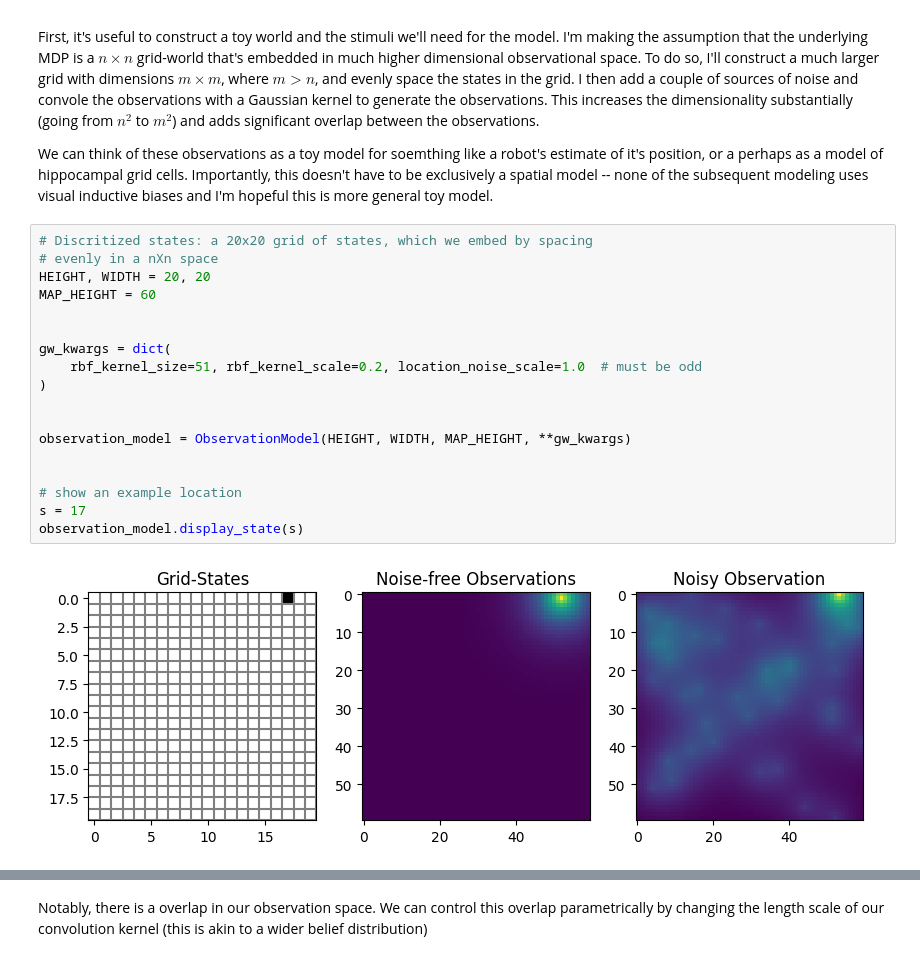
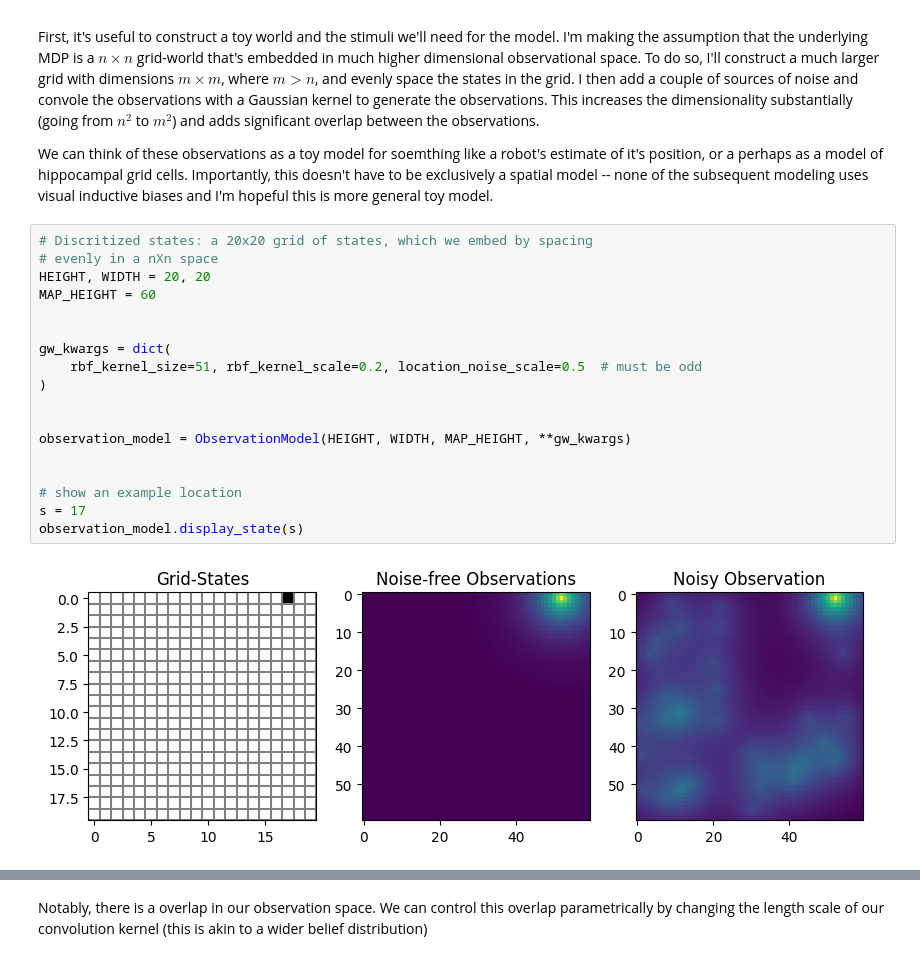
Before and after one commit to nicktfranklin/thread_the_needle, a Jupyter notebook: State_Inference_Network.ipynb, the cells around one changed output, grey strips where cells are left out. Saved outputs shown, nothing was run; the diff lists cells and outputs as text.

```diff
--- a/State_Inference_Network.ipynb
+++ b/State_Inference_Network.ipynb
@@ -47,23 +47,23 @@ We can think of these observations as a toy model for soemthing like a robot's e
 # %%
 # Discritized states: a 20x20 grid of states, which we embed by spacing
 # evenly in a nXn space
 HEIGHT, WIDTH = 20, 20
 MAP_HEIGHT = 60
 
 
 gw_kwargs = dict(
-    rbf_kernel_size=51, rbf_kernel_scale=0.2, location_noise_scale=1.0  # must be odd
+    rbf_kernel_size=51, rbf_kernel_scale=0.2, location_noise_scale=0.5  # must be odd
 )
 
 
 observation_model = ObservationModel(HEIGHT, WIDTH, MAP_HEIGHT, **gw_kwargs)
 
 
 # show an example location
 s = 17
 observation_model.display_state(s)
 # %% [output]
-[figure, old version]
+[figure, new version]
 # %%
 ## show the 1-d overlap of neighboring states
 x, _ = observation_model.get_obs_coords(26)
```
Also changed, not shown: parts of 20 cells of this notebook, 2 other files.
